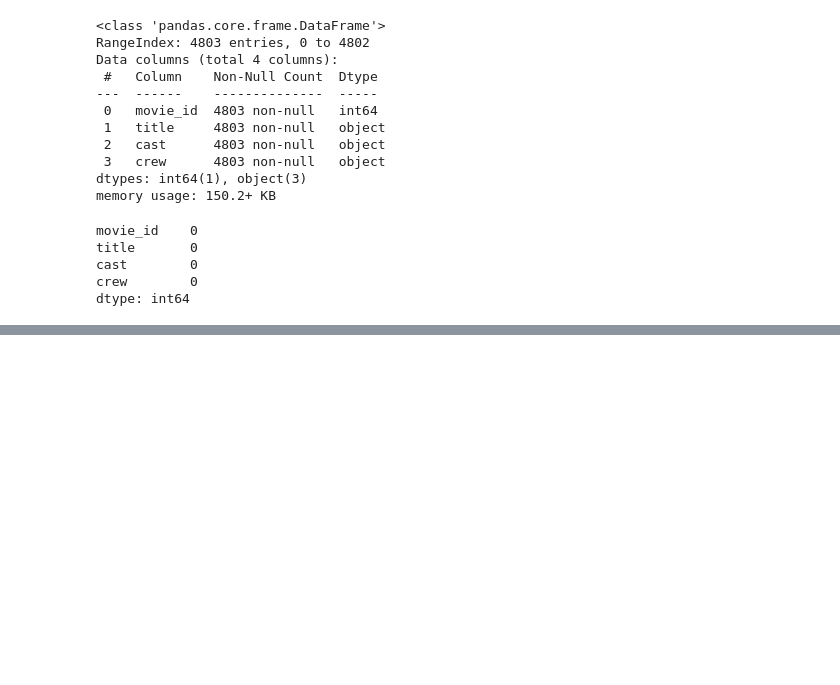
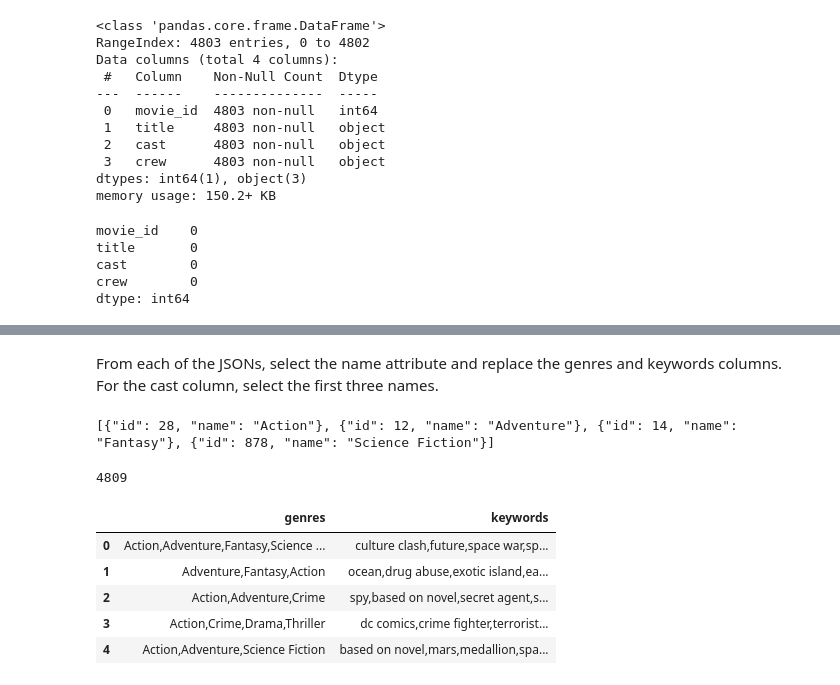
Before and after one commit to jronald88/KNN_project, a Jupyter notebook: src/explore.ipynb, the cells around one changed output, grey strips where cells are left out. Saved outputs shown, nothing was run; the diff lists cells and outputs as text; code cells hidden in the pictures; blank space fills up the shorter version.

```diff
--- a/src/explore.ipynb
+++ b/src/explore.ipynb
@@ -136,0 +238,6 @@ dtype: int64
+# %% [markdown]
+From each of the JSONs, select the name attribute and replace the genres and keywords columns. For the cast column, select the first three names.
+# %%
+print(df_clean.genres[0])
+# %% [output]
+[{"id": 28, "name": "Action"}, {"id": 12, "name": "Adventure"}, {"id": 14, "name": "Fantasy"}, {"id": 878, "name": "Science Fiction"}]
@@ -136,0 +262,4 @@ dtype: int64
+# %%
+len(keywords_list)
+# %% [output]
+4809
@@ -136,0 +268,9 @@ dtype: int64
+# %%
+alt_df.head()
+# %% [output]
+|  | genres | keywords |
+| 0 | Action,Adventure,Fantasy,Science ... | culture clash,future,space war,sp... |
+| 1 | Adventure,Fantasy,Action | ocean,drug abuse,exotic island,ea... |
+| 2 | Action,Adventure,Crime | spy,based on novel,secret agent,s... |
+| 3 | Action,Crime,Drama,Thriller | dc comics,crime fighter,terrorist... |
+| 4 | Action,Adventure,Science Fiction | based on novel,mars,medallion,spa... |
```
Also changed, not shown: parts of 26 cells of this notebook, 2 other files.
